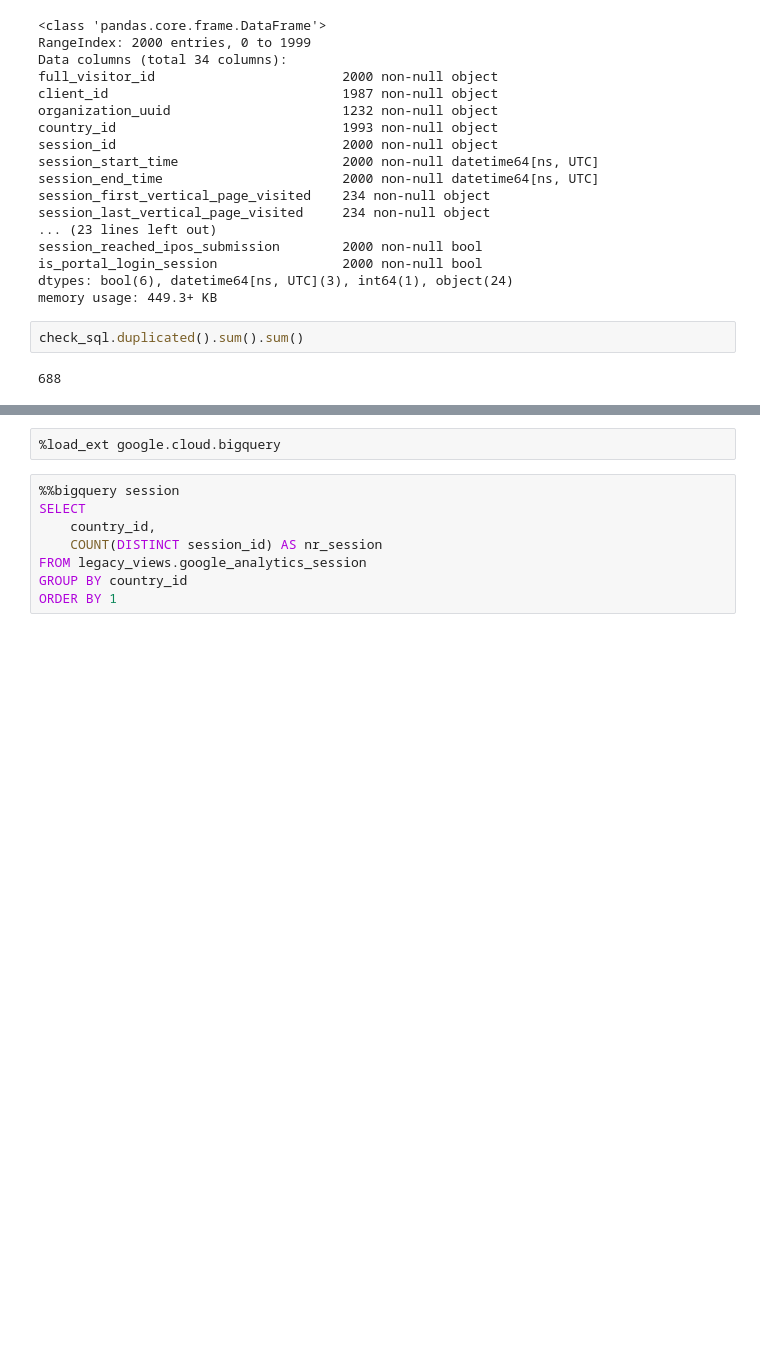
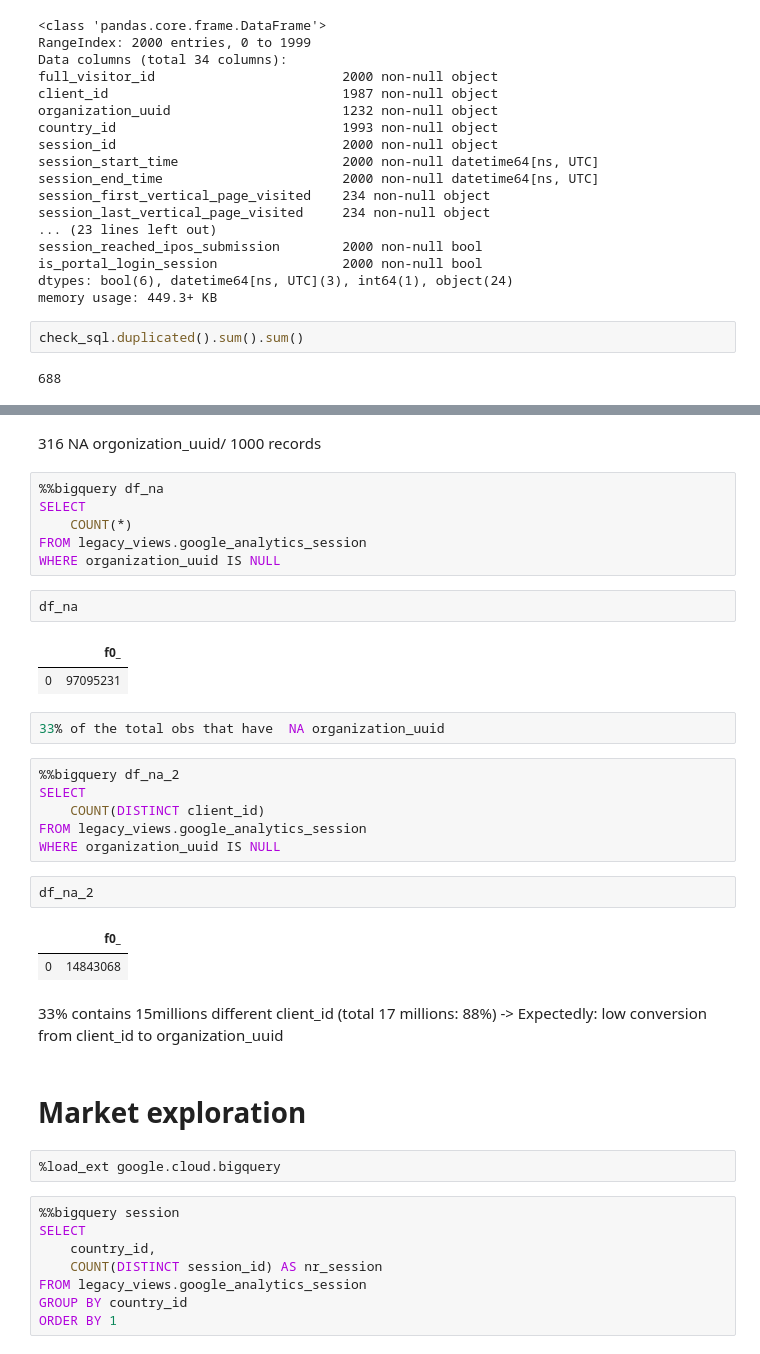
Before and after one commit to TrangTranNgoc/PrMarketingAttribution, a Jupyter notebook: exploration/Google Analytic Exploration.ipynb, the cells around one changed output, grey strips where cells are left out. Drawn from its saved outputs; the diff is of its cells as text; blank space fills up the shorter version.

```diff
--- a/exploration/Google Analytic Exploration.ipynb
+++ b/exploration/Google Analytic Exploration.ipynb
@@ -213,3 +275,33 @@ check_sql.head(20)
+# %% [markdown]
+316 NA orgonization_uuid/ 1000 records
+# %%
+%%bigquery df_na
+SELECT
+    COUNT(*)
+FROM legacy_views.google_analytics_session
+WHERE organization_uuid IS NULL
+# %%
+df_na
+# %% [output]
+|  | f0_ |
+| 0 | 97095231 |
+# %%
+33% of the total obs that have  NA organization_uuid
+# %%
+%%bigquery df_na_2
+SELECT
+    COUNT(DISTINCT client_id)
+FROM legacy_views.google_analytics_session
+WHERE organization_uuid IS NULL
+# %%
+df_na_2
+# %% [output]
+|  | f0_ |
+| 0 | 14843068 |
+# %% [markdown]
+33% contains 15millions different client_id (total 17 millions: 88%) -> Expectedly: low conversion from client_id to organization_uuid
+# %% [markdown]
+# Market exploration
 # %%
 %load_ext google.cloud.bigquery
 # %%
```
Also changed, not shown: parts of 30 cells of this notebook.
